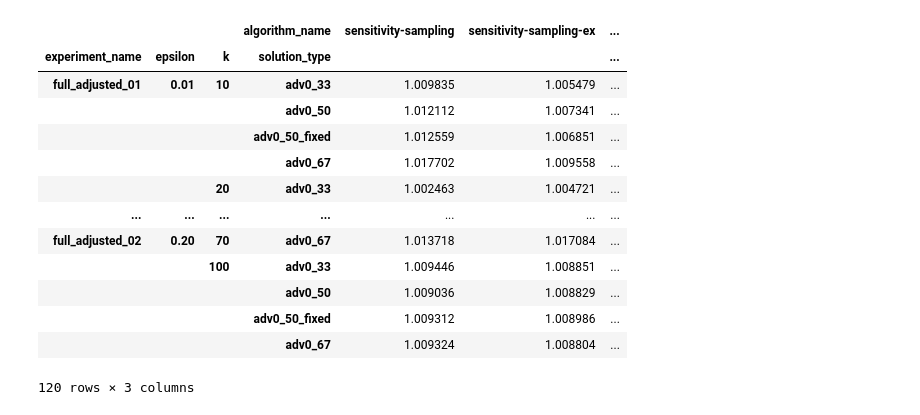
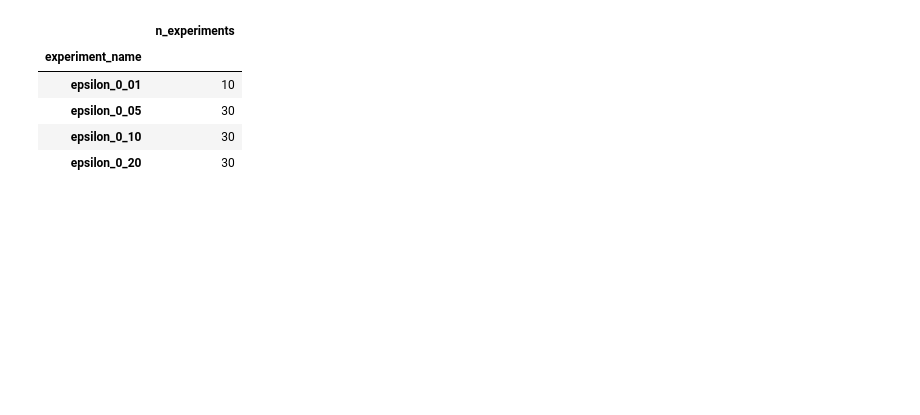
Before and after one commit to sheikhomar/yace, a Jupyter notebook: notebooks/10-results-instance-2.ipynb, the cells around one changed output. Cells and saved outputs as stored; diff of their text form; code cells hidden in the pictures; blank space fills up the shorter version.

```diff
--- a/notebooks/10-results-instance-2.ipynb
+++ b/notebooks/10-results-instance-2.ipynb
@@ -105,25 +83,13 @@ df_grouped = df_raw_results.groupby(grouping_cols).agg(**aggregation_spec).reset
-# %%
-pd.pivot(
-    data=df_grouped,
-    index=["experiment_name", "epsilon", "k", "solution_type"],
-    columns=["algorithm_name"],
-    values="distortion_mean"
-)
-# %% [output]
-|  |  |  | algorithm_name | sensitivity-sampling | sensitivity-sampling-ex | ... |
-| experiment_name | epsilon | k | solution_type |  |  | ... |
-| full_adjusted_01 | 0.01 | 10 | adv0_33 | 1.009835 | 1.005479 | ... |
-|  |  |  | adv0_50 | 1.012112 | 1.007341 | ... |
-|  |  |  | adv0_50_fixed | 1.012559 | 1.006851 | ... |
-|  |  |  | adv0_67 | 1.017702 | 1.009558 | ... |
-|  |  | 20 | adv0_33 | 1.002463 | 1.004721 | ... |
-| ... | ... | ... | ... | ... | ... | ... |
-| full_adjusted_02 | 0.20 | 70 | adv0_67 | 1.013718 | 1.017084 | ... |
-|  |  | 100 | adv0_33 | 1.009446 | 1.008851 | ... |
-|  |  |  | adv0_50 | 1.009036 | 1.008829 | ... |
-|  |  |  | adv0_50_fixed | 1.009312 | 1.008986 | ... |
-|  |  |  | adv0_67 | 1.009324 | 1.008804 | ... |
-120 rows × 3 columns
+# %%
+# Count number of experiments by data set
+df_raw_results.groupby(["experiment_name"])[["experiment_id"]].nunique().rename(columns={"experiment_id": "n_experiments"})
+# %% [output]
+|  | n_experiments |
+| experiment_name |  |
+| epsilon_0_01 | 10 |
+| epsilon_0_05 | 30 |
+| epsilon_0_10 | 30 |
+| epsilon_0_20 | 30 |
 # %%
 colors = sns.color_palette("colorblind")
 algorithms = np.sort(df_raw_results.algorithm_name.unique())[::-1]
```
Also changed, not shown: parts of 11 cells of this notebook.
